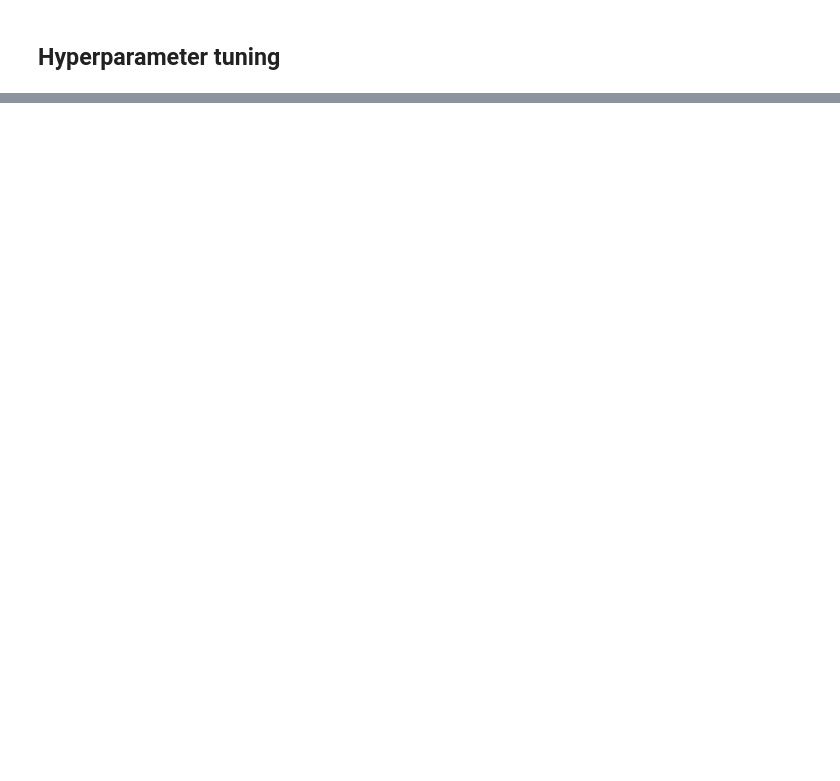
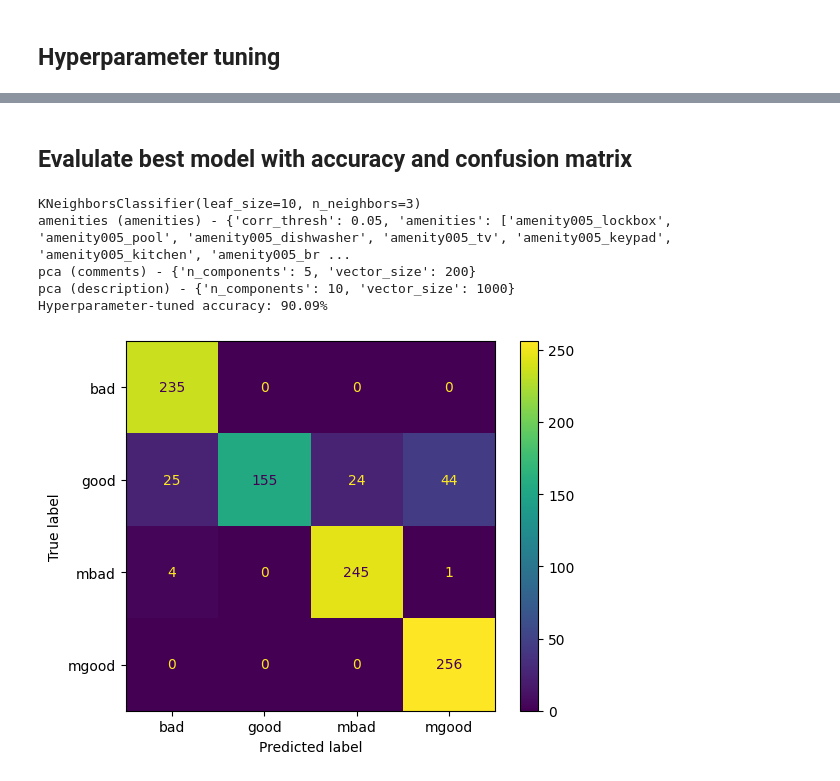
Before and after one commit to g1776/DS440CapstoneIndubitably, a Jupyter notebook: notebooks/modelling/models.ipynb, the cells around one changed output, grey strips where cells are left out. Saved outputs shown, nothing was run; the diff lists cells and outputs as text; code cells hidden in the pictures; blank space fills up the shorter version.

```diff
--- a/notebooks/modelling/models.ipynb
+++ b/notebooks/modelling/models.ipynb
@@ -228,9 +263,15 @@ Accuracy: 0.8958543983822043 (best: 0.9595551061678463)
 from sklearn.model_selection import GridSearchCV
 
 # Create the parameter grid for extratreesclassifier
+# param_grid = {
+#     'n_estimators': [100, 200, 300, 400, 500],
+#     'max_depth': [10, 20, 30, 40, 50, 60, 70, 80, 90, 100, None]
+# }
+
+# create the parameter grid for knn
 param_grid = {
-    'n_estimators': [100, 200, 300, 400, 500],
-    'max_depth': [10, 20, 30, 40, 50, 60, 70, 80, 90, 100, None]
+    'n_neighbors': [3, 5, 7, 9],
+    'leaf_size': [10, 20, 30, 40, 50]
 }
 
 data = [f.data for f in best_combo]
@@ -238,7 +279,7 @@ X = pd.concat(data, axis=1)
 X, y = balance_data(X)
 
 # Instantiate the grid search model
-grid_search = GridSearchCV(estimator = model, param_grid = param_grid,
+grid_search = GridSearchCV(estimator = tuned, param_grid = param_grid,
                             cv = 3, n_jobs = -1, verbose = 2)
 
 # Fit the grid search to the data
@@ -263,3 +293,64 @@ AttributeError: 'GridSearchCV' object has no attribute 'best_params_'
+# %% [markdown]
+## Evalulate best model with accuracy and confusion matrix
+# %%
+BINARY_LABELS = False
+
+# predict with best params
+tuned = KNeighborsClassifier(**grid_search.best_params_)
+# tuned = ExtraTreesClassifier(**{'max_depth': 10, 'n_estimators': 100})
+
+
+data = [f.data for f in best_combo]
+X = pd.concat(data, axis=1)
+X, y = balance_data(X)
+X_train, X_test, y_train, y_test = train_test_split(X, y, test_size=0.2, random_state=42)
+
+tuned.fit(X_train, y_train)
+
+y_pred = tuned.predict(X_test)
+
+# plot a confusion matrix
+from sklearn.metrics import ConfusionMatrixDisplay
+import matplotlib.pyplot as plt
+from sklearn.metrics import accuracy_score
+
+# print info about model and features
+print(tuned)
+for f in best_combo:
+    print(f)
+
+test = pd.concat([X_test, y_test], axis=1)
+
+if BINARY_LABELS:
+
+    # combine mgood and mbad into "misleading" and good and bad into "not misleading"
+    test_adj = test.copy()
+    y_pred_adj = y_pred.copy()
+    test_adj.label = test_adj.label.replace({"mgood": "misleading", "mbad": "misleading", "good": "not misleading", "bad": "not misleading"})
+    y_pred_adj = y_pred_adj.replace({"mgood": "misleading", "mbad": "misleading", "good": "not misleading", "bad": "not misleading"})
+
+    cm = ConfusionMatrixDisplay.from_predictions(test_adj.label, y_pred_adj)
+
+    # calculate the accuracy
+    accuracy = accuracy_score(test_adj.label, y_pred_adj)
+    print(f"Hyperparameter-tuned accuracy: {accuracy:.2%}")
+
+else:
+
+    cm = ConfusionMatrixDisplay.from_predictions(test.label, y_pred)
+
+    # calculate the accuracy
+    accuracy = accuracy_score(test.label, y_pred)
+    print(f"Hyperparameter-tuned accuracy: {accuracy:.2%}")
+
+plt.show()
+# %% [output]
+KNeighborsClassifier(leaf_size=10, n_neighbors=3)
+amenities (amenities) - {'corr_thresh': 0.05, 'amenities': ['amenity005_lockbox', 'amenity005_pool', 'amenity005_dishwasher', 'amenity005_tv', 'amenity005_keypad', 'amenity005_kitchen', 'amenity005_br ...
+pca (comments) - {'n_components': 5, 'vector_size': 200}
+pca (description) - {'n_components': 10, 'vector_size': 1000}
+Hyperparameter-tuned accuracy: 90.09%
+[figure, added]
 # %%
 # save the best model
 
```
Also changed, not shown: parts of 6 cells of this notebook, 1 other file.
